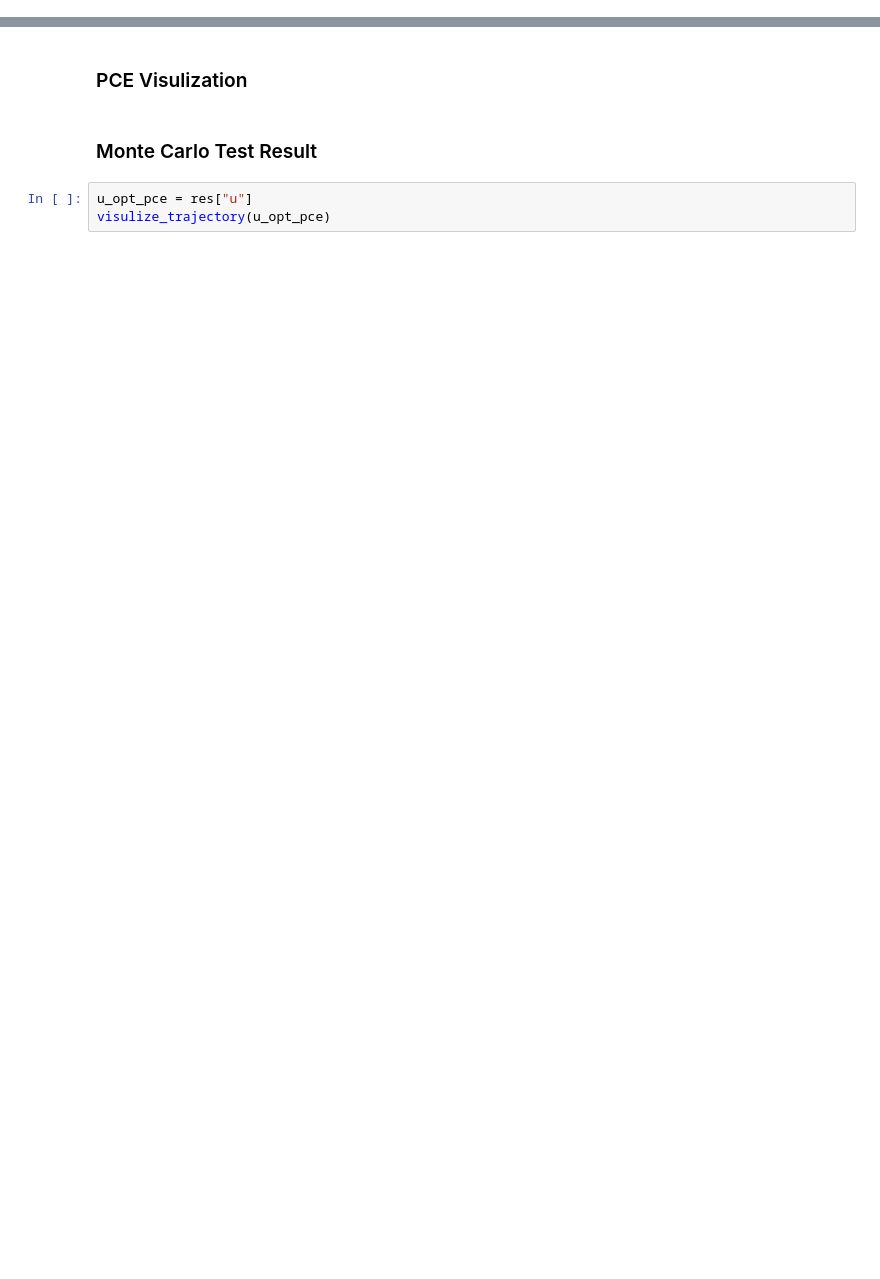
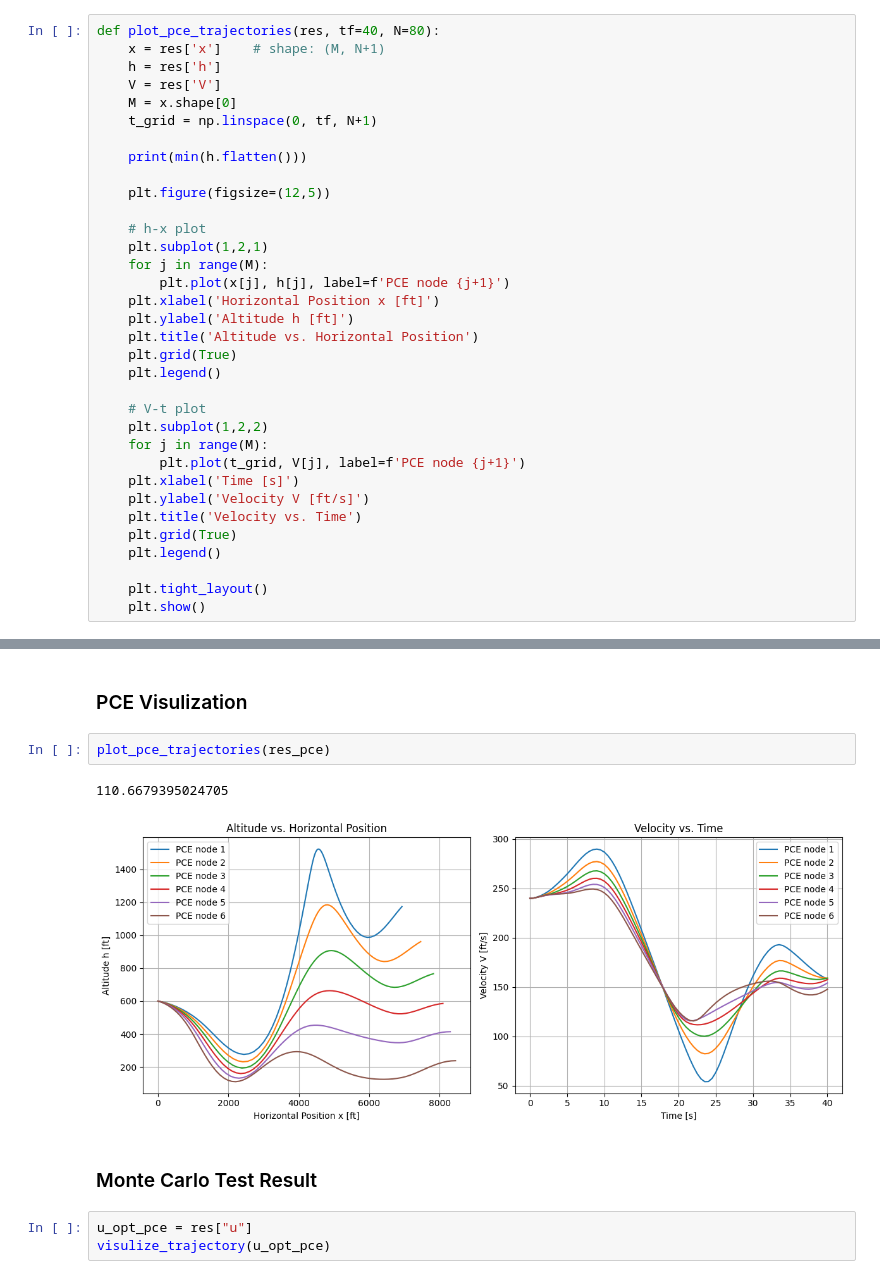
Before and after one commit to dmw1998/Case_Study_Log, a Jupyter notebook: All_in_Poster.ipynb, the cells around one changed output, grey strips where cells are left out. Drawn from its saved outputs; the diff is of its cells as text; blank space fills up the shorter version.

```diff
--- a/All_in_Poster.ipynb
+++ b/All_in_Poster.ipynb
@@ -247,3 +281,37 @@ def visulize_trajectory(u_opt, x0=0, h0=600, V0=239.7, gamma0=-0.03925, alpha0=0
+# %%
+def plot_pce_trajectories(res, tf=40, N=80):
+    x = res['x']    # shape: (M, N+1)
+    h = res['h']
+    V = res['V']
+    M = x.shape[0]
+    t_grid = np.linspace(0, tf, N+1)
+
+    print(min(h.flatten()))
+
+    plt.figure(figsize=(12,5))
+
+    # h-x plot
+    plt.subplot(1,2,1)
+    for j in range(M):
+        plt.plot(x[j], h[j], label=f'PCE node {j+1}')
+    plt.xlabel('Horizontal Position x [ft]')
+    plt.ylabel('Altitude h [ft]')
+    plt.title('Altitude vs. Horizontal Position')
+    plt.grid(True)
+    plt.legend()
+
+    # V-t plot
+    plt.subplot(1,2,2)
+    for j in range(M):
+        plt.plot(t_grid, V[j], label=f'PCE node {j+1}')
+    plt.xlabel('Time [s]')
+    plt.ylabel('Velocity V [ft/s]')
+    plt.title('Velocity vs. Time')
+    plt.grid(True)
+    plt.legend()
+
+    plt.tight_layout()
+    plt.show()
 # %% [markdown]
 ### Parameter Preparation
 # %%
@@ -624,5 +699,10 @@ res = solve_ocp_pce(pce_order=5, k_mean=1.0, k_std=0.25)
 # %% [markdown]
 ### PCE Visulization
+# %%
+plot_pce_trajectories(res_pce)
+# %% [output]
+110.6679395024705
+[figure, added]
 # %% [markdown]
 ### Monte Carlo Test Result
 # %%
```
Also changed, not shown: parts of 6 cells of this notebook.
